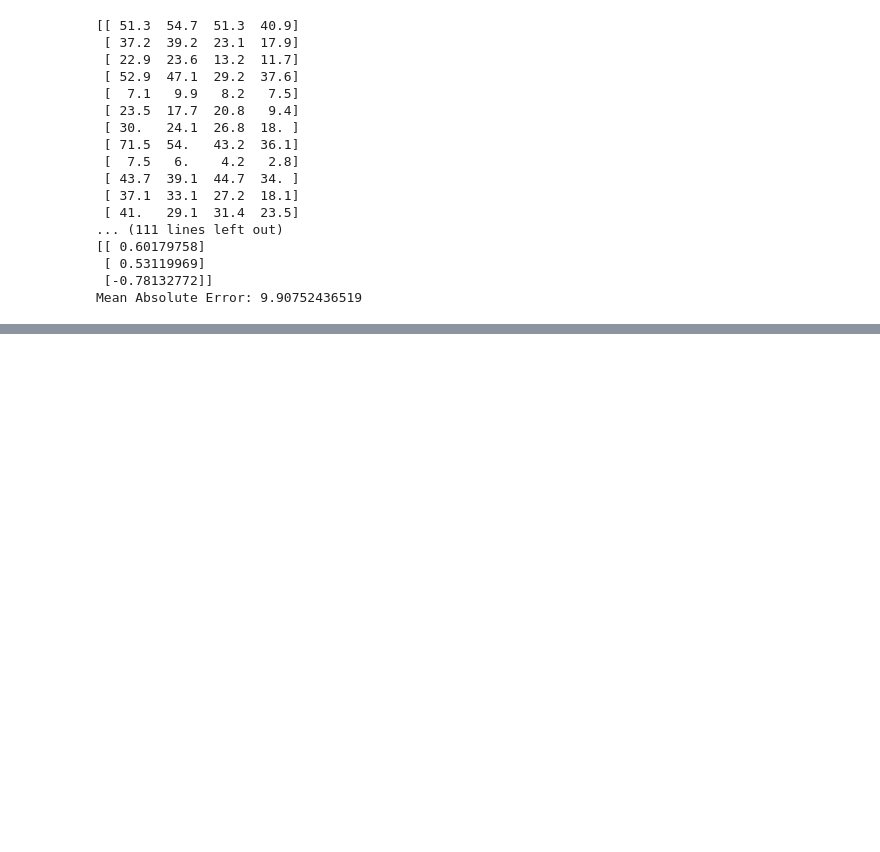
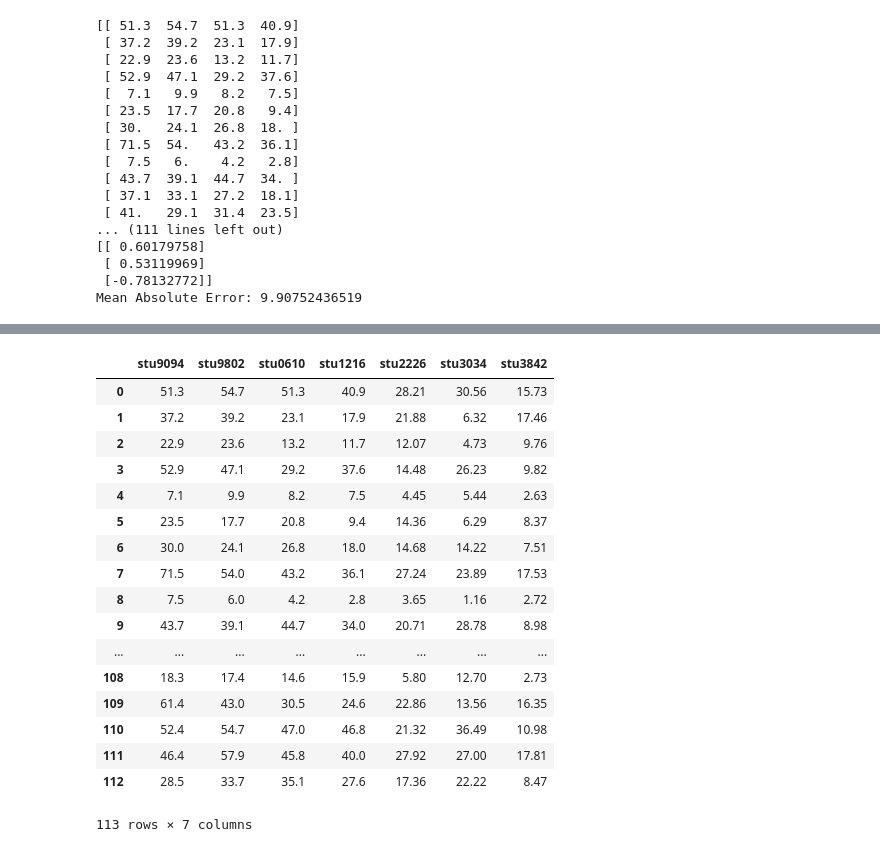
Before and after one commit to rohitshukla92/BigDataProject, a Jupyter notebook: Global Hunger Index.ipynb, the cells around one changed output, grey strips where cells are left out. Cells and saved outputs as stored; diff of their text form; code cells hidden in the pictures; blank space fills up the shorter version.

```diff
--- a/Global Hunger Index.ipynb
+++ b/Global Hunger Index.ipynb
@@ -506,0 +560,15 @@ Mean Absolute Error: 9.90752436519
+# %%
+X_param2_df_2024 = np.array(X_param2_df)
+sess = tf.InteractiveSession()
+best_beta_val_STU = np.array(best_beta_val_STU, dtype=np.float64)
+X_param2_2032 = tf.matmul(X_param2_df_2024[:,2:], best_beta_val_STU, name="predictions")
+s = X_param2_2032.eval()
+print(s)
+
+#close the session to release resources
+sess.close()
+
+X_param2_df_2024 = pd.DataFrame(X_param2_df_2024)
+X_param2_df_2024 = X_param2_df_2024.rename(index=str, columns={0: "stu9094", 1: "stu9802",2: "stu0610",3: "stu1216",4:"stu2226"})
+s[s < 0] = 0
+X_param2_df_2024['stu3034'] = s
@@ -506,0 +593,15 @@ Mean Absolute Error: 9.90752436519
+# %%
+X_param2_df_2032 = np.array(X_param2_df_2024)
+sess = tf.InteractiveSession()
+best_beta_val_STU = np.array(best_beta_val_STU, dtype=np.float64)
+X_param2_2040 = tf.matmul(X_param2_df_2032[:,3:], best_beta_val_STU, name="predictions")
+s = X_param2_2040.eval()
+print(s)
+
+#close the session to release resources
+sess.close()
+
+X_param2_df_2032 = pd.DataFrame(X_param2_df_2032)
+X_param2_df_2032 = X_param2_df_2032.rename(index=str, columns={0: "stu9094", 1: "stu9802",2: "stu0610",3: "stu1216",4:"stu2226",5:"stu3034"})
+s[s < 0] = 0
+X_param2_df_2032['stu3842'] = s
@@ -507 +626,23 @@ Mean Absolute Error: 9.90752436519
+# %%
+X_param2_df_2032 = X_param2_df_2032.round(2)
+X_param2_df_2032
+# %% [output]
+|  | stu9094 | stu9802 | stu0610 | stu1216 | stu2226 | stu3034 | stu3842 |
+| 0 | 51.3 | 54.7 | 51.3 | 40.9 | 28.21 | 30.56 | 15.73 |
+| 1 | 37.2 | 39.2 | 23.1 | 17.9 | 21.88 | 6.32 | 17.46 |
+| 2 | 22.9 | 23.6 | 13.2 | 11.7 | 12.07 | 4.73 | 9.76 |
+| 3 | 52.9 | 47.1 | 29.2 | 37.6 | 14.48 | 26.23 | 9.82 |
+| 4 | 7.1 | 9.9 | 8.2 | 7.5 | 4.45 | 5.44 | 2.63 |
+| 5 | 23.5 | 17.7 | 20.8 | 9.4 | 14.36 | 6.29 | 8.37 |
+| 6 | 30.0 | 24.1 | 26.8 | 18.0 | 14.68 | 14.22 | 7.51 |
+| 7 | 71.5 | 54.0 | 43.2 | 36.1 | 27.24 | 23.89 | 17.53 |
+| 8 | 7.5 | 6.0 | 4.2 | 2.8 | 3.65 | 1.16 | 2.72 |
+| 9 | 43.7 | 39.1 | 44.7 | 34.0 | 20.71 | 28.78 | 8.98 |
+| ... | ... | ... | ... | ... | ... | ... | ... |
+| 108 | 18.3 | 17.4 | 14.6 | 15.9 | 5.80 | 12.70 | 2.73 |
+| 109 | 61.4 | 43.0 | 30.5 | 24.6 | 22.86 | 13.56 | 16.35 |
+| 110 | 52.4 | 54.7 | 47.0 | 46.8 | 21.32 | 36.49 | 10.98 |
+| 111 | 46.4 | 57.9 | 45.8 | 40.0 | 27.92 | 27.00 | 17.81 |
+| 112 | 28.5 | 33.7 | 35.1 | 27.6 | 17.36 | 22.22 | 8.47 |
+113 rows × 7 columns
 # %%
```
Also changed, not shown: parts of 18 cells of this notebook.
